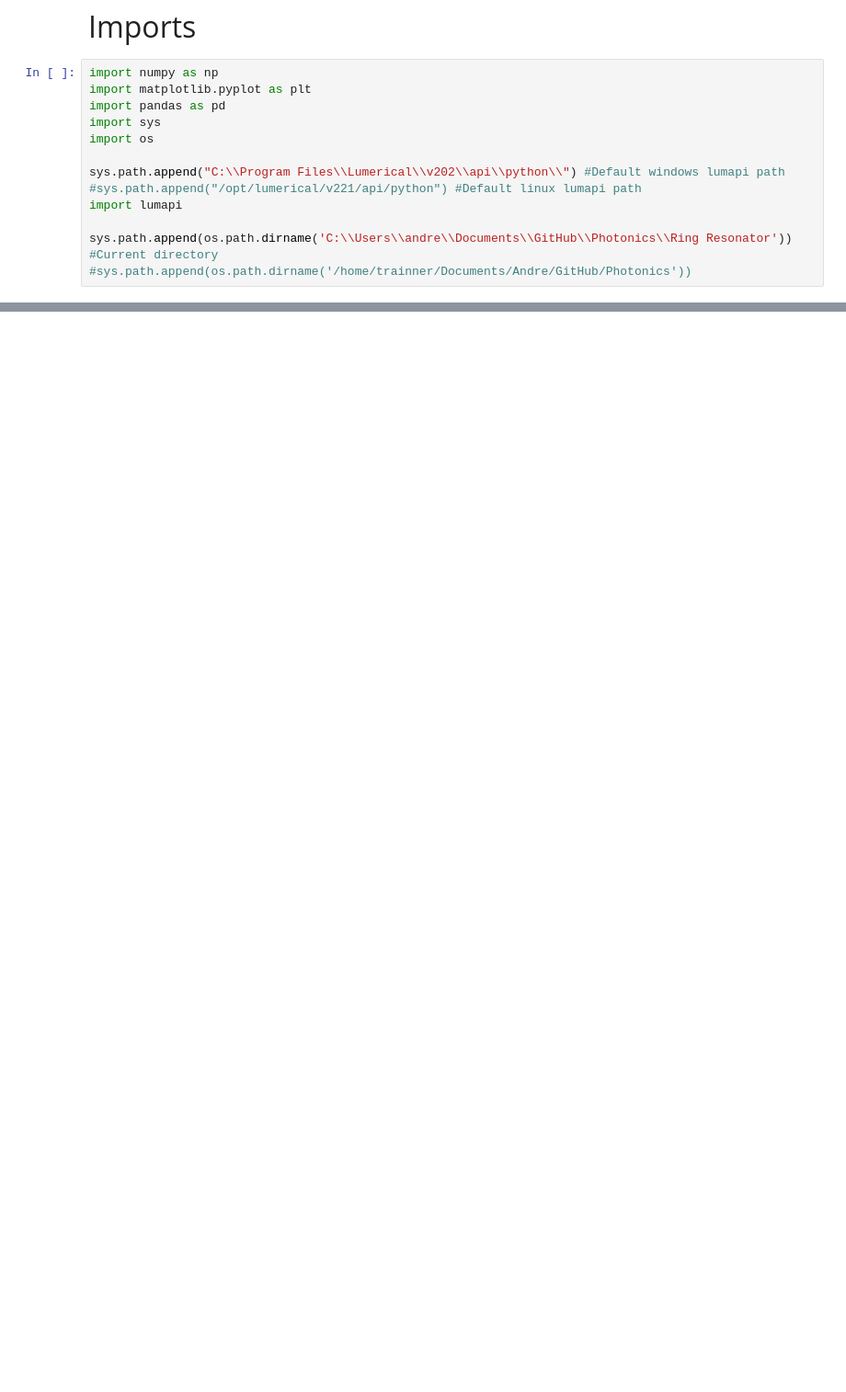
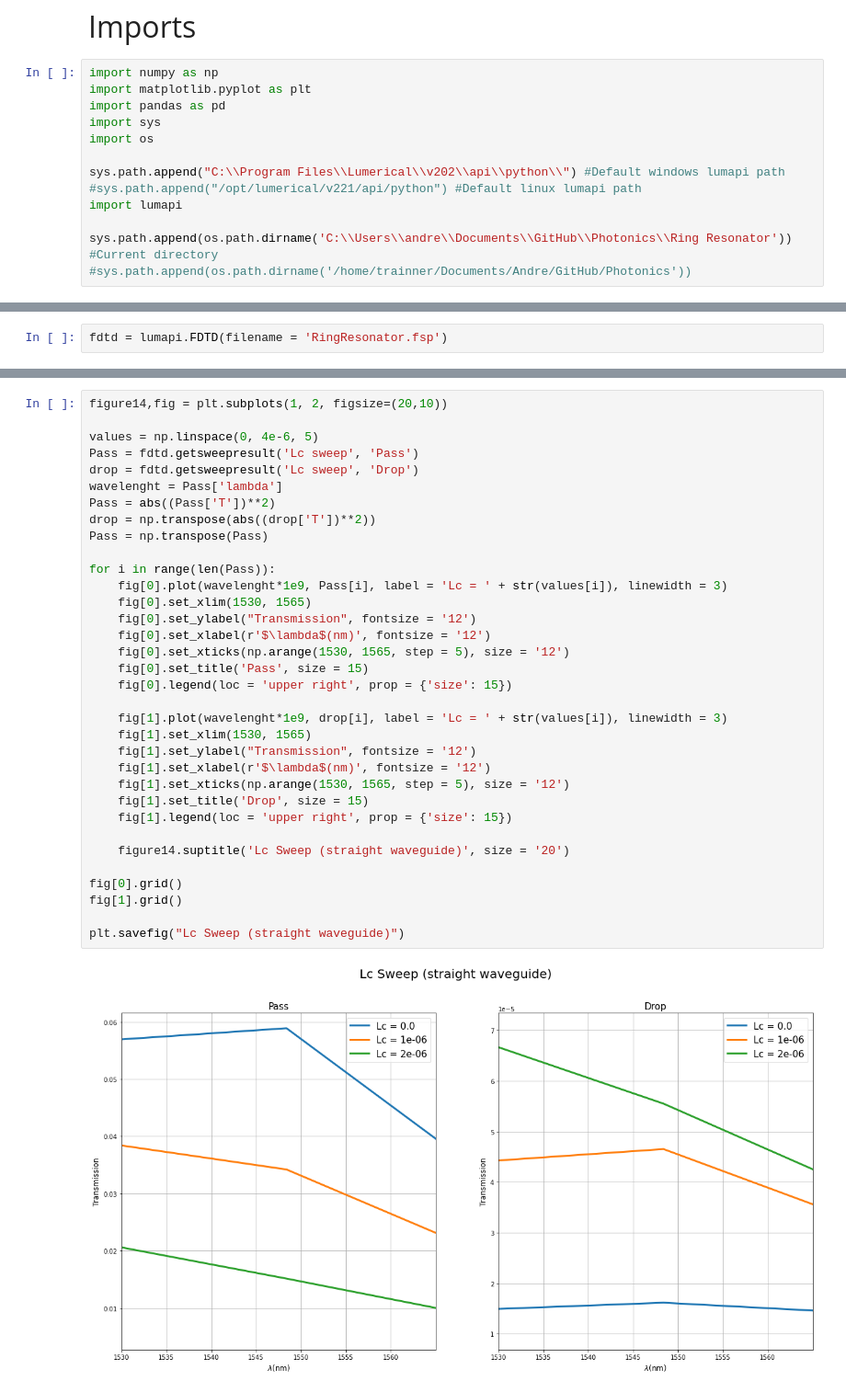
Before and after one commit to AndreyPaiva/Photonics, a Jupyter notebook: Ring Resonator/RR.ipynb, the cells around one changed output, grey strips where cells are left out. Shown: that part at 92% size. Saved outputs shown, nothing was run; the diff lists cells and outputs as text; blank space fills up the shorter version.

Commit message:
Ring resonator 1

```diff
--- a/Ring Resonator/RR.ipynb
+++ b/Ring Resonator/RR.ipynb
@@ -16 +18,3 @@ sys.path.append(os.path.dirname('C:\\Users\\andre\\Documents\\GitHub\\Photonics\
+# %%
+fdtd = lumapi.FDTD(filename = 'RingResonator.fsp')
 # %% [markdown]
@@ -67,0 +166,36 @@ r2 = 0.9
+# %%
+figure14,fig = plt.subplots(1, 2, figsize=(20,10))
+
+values = np.linspace(0, 4e-6, 5)
+Pass = fdtd.getsweepresult('Lc sweep', 'Pass')
+drop = fdtd.getsweepresult('Lc sweep', 'Drop')
+wavelenght = Pass['lambda']
+Pass = abs((Pass['T'])**2)
+drop = np.transpose(abs((drop['T'])**2))
+Pass = np.transpose(Pass)
+
+for i in range(len(Pass)):
+    fig[0].plot(wavelenght*1e9, Pass[i], label = 'Lc = ' + str(values[i]), linewidth = 3)
+    fig[0].set_xlim(1530, 1565)
+    fig[0].set_ylabel("Transmission", fontsize = '12')
+    fig[0].set_xlabel(r'$\lambda$(nm)', fontsize = '12')
+    fig[0].set_xticks(np.arange(1530, 1565, step = 5), size = '12')
+    fig[0].set_title('Pass', size = 15)
+    fig[0].legend(loc = 'upper right', prop = {'size': 15})
+
+    fig[1].plot(wavelenght*1e9, drop[i], label = 'Lc = ' + str(values[i]), linewidth = 3)
+    fig[1].set_xlim(1530, 1565)
+    fig[1].set_ylabel("Transmission", fontsize = '12')
+    fig[1].set_xlabel(r'$\lambda$(nm)', fontsize = '12')
+    fig[1].set_xticks(np.arange(1530, 1565, step = 5), size = '12')
+    fig[1].set_title('Drop', size = 15)
+    fig[1].legend(loc = 'upper right', prop = {'size': 15})
+
+    figure14.suptitle('Lc Sweep (straight waveguide)', size = '20')
+
+fig[0].grid()
+fig[1].grid()
+
+plt.savefig("Lc Sweep (straight waveguide)")
+# %% [output]
+[figure, added]
```
Also changed, not shown: parts of 10 cells of this notebook, 13 other files.
